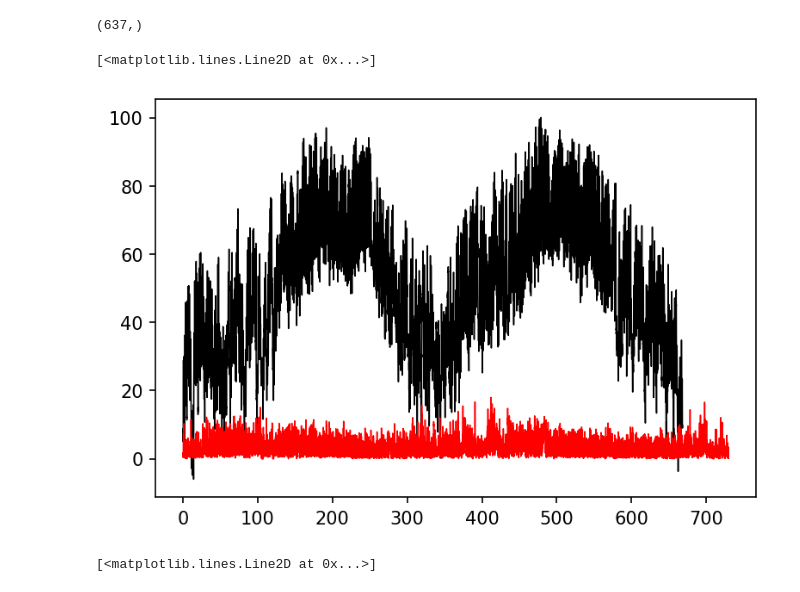
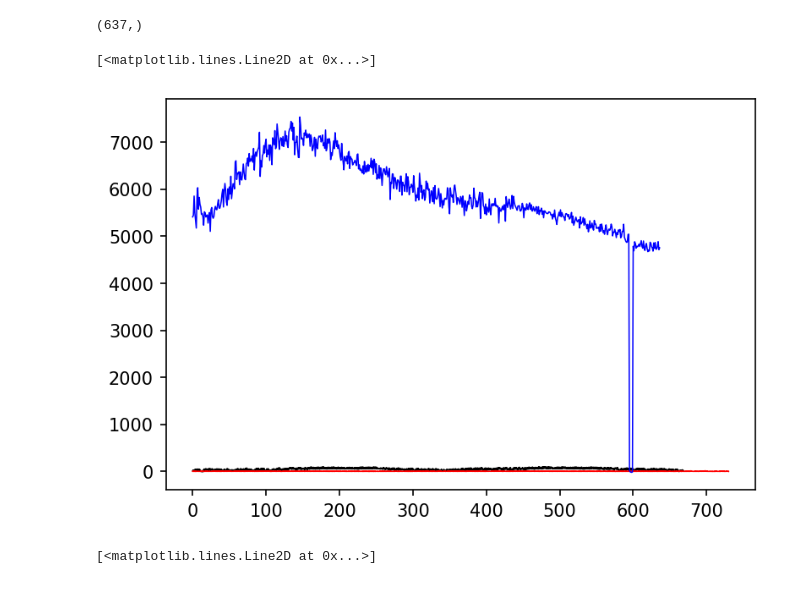
Before and after one commit to masoud-akbarzadeh/Objective_analysis_HW, a Jupyter notebook: HW1/HW1_problem1.ipynb, the cells around one changed output. Drawn from its saved outputs; the diff is of its cells as text; code cells hidden in the pictures.

```diff
--- a/HW1/HW1_problem1.ipynb
+++ b/HW1/HW1_problem1.ipynb
@@ -44,10 +32,11 @@ np.shape(Y3)
 # %%
 plt.figure()
 plt.plot(Y1_day_index, Y1, linewidth=0.75, color='k')
 plt.plot(Y2_day_index, Y2, linewidth=0.75, color='r')
+plt.plot(Y3, linewidth=0.75, color='b')
 # %% [output]
 [<matplotlib.lines.Line2D at 0x...>]
-[figure, old version]
+[figure, new version]
 # %%
 plt.figure()
 plt.plot(Y1_hour_index, Y1, linewidth=0.75, color='k')
```
Also changed, not shown: parts of 20 cells of this notebook, 1 other file.
